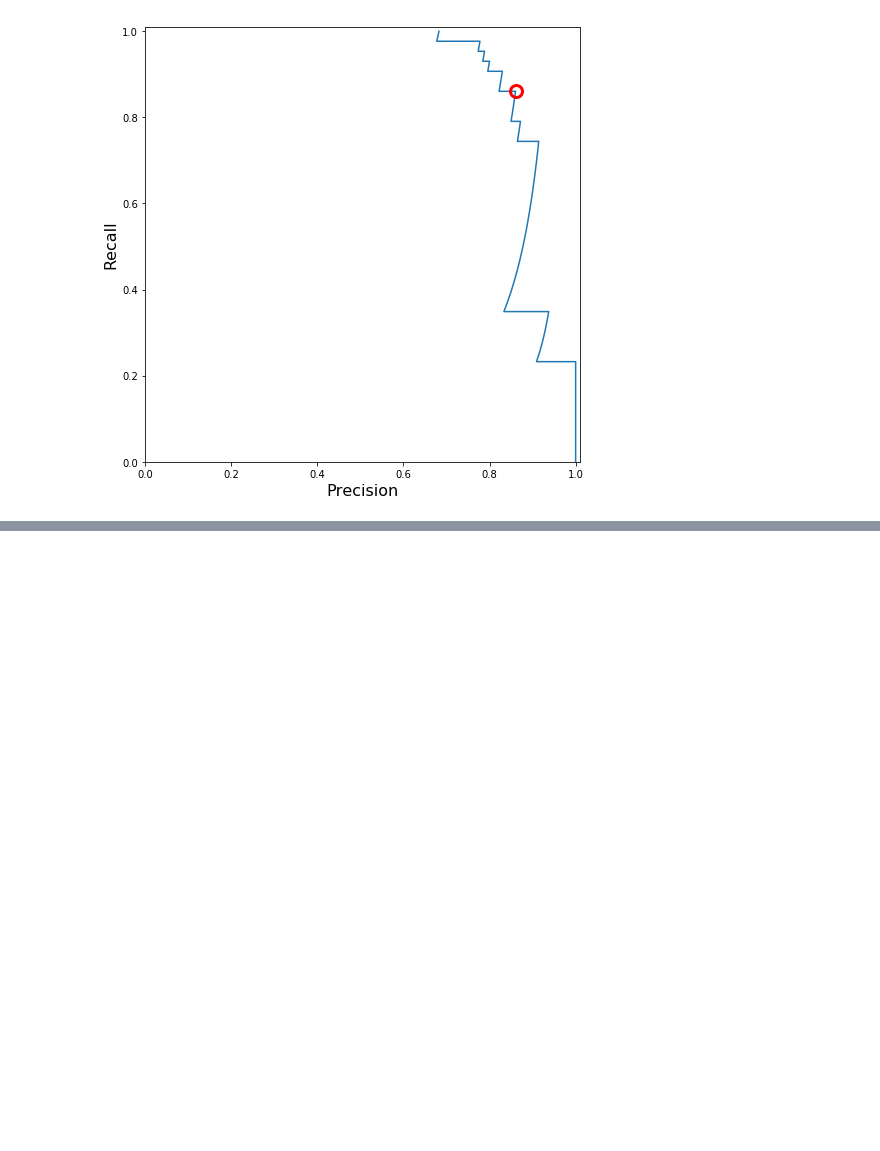
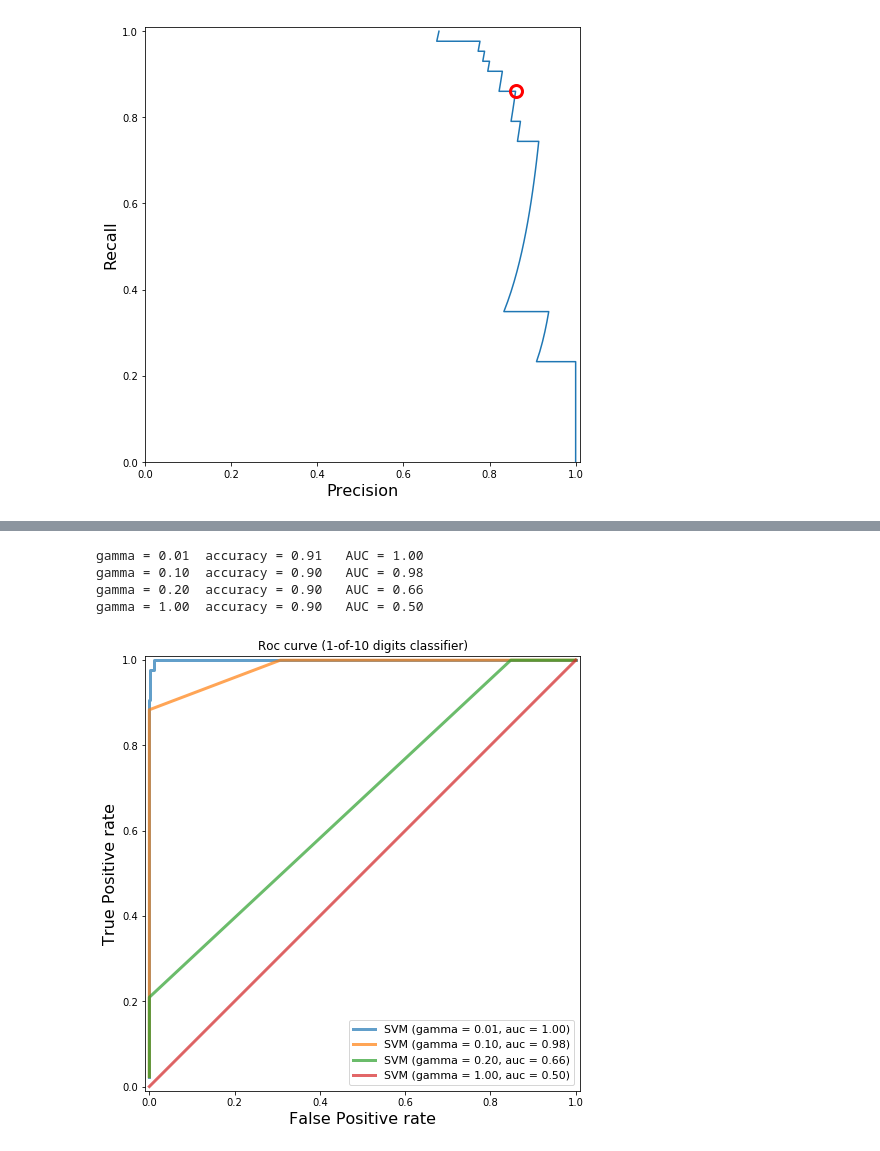
Before and after one commit to djaballah/Applied-Machine-Learning, a Jupyter notebook: module 3/module3-notebook.ipynb, the cells around one changed output, grey strips where cells are left out. Saved outputs shown, nothing was run; the diff lists cells and outputs as text; code cells hidden in the pictures; blank space fills up the shorter version.

```diff
--- a/module 3/module3-notebook.ipynb
+++ b/module 3/module3-notebook.ipynb
@@ -284,0 +304,31 @@ plt.show()
+# %%
+from matplotlib import cm
+
+plt.figure(figsize=(8, 8))
+plt.xlim([-0.01, 1.01])
+plt.ylim([-0.01, 1.01])
+
+for g in [0.01, 0.1, 0.2, 1]:
+    svm = SVC(gamma=g)
+    svm.fit(X_train, y_train)
+    y_score_svm = svm.decision_function(X_test)
+    fpr, tpr, _ = roc_curve(y_test, y_score_svm)
+    auc_svm = auc(fpr, tpr)
+    accuracy_svm = svm.score(X_test, y_test)
+    print("gamma = {:.2f}  accuracy = {:.2f}   AUC = {:.2f}".format(g, accuracy_svm,
+                                                                    auc_svm))
+    plt.plot(fpr, tpr, lw=3, alpha=.7,
+             label = 'SVM (gamma = {:.2f}, auc = {:.2f})'.format(g, auc_svm))
+
+plt.xlabel('False Positive rate', fontsize=16)
+plt.ylabel('True Positive rate', fontsize=16)
+plt.plot([0, 1], [0, 1], color='k', lw=0.05, linestyle='--')
+plt.legend(loc='lower right', fontsize=11)
+plt.title('Roc curve (1-of-10 digits classifier)')
+plt.axes().set_aspect('equal')
+# %% [output]
+gamma = 0.01  accuracy = 0.91   AUC = 1.00
+gamma = 0.10  accuracy = 0.90   AUC = 0.98
+gamma = 0.20  accuracy = 0.90   AUC = 0.66
+gamma = 1.00  accuracy = 0.90   AUC = 0.50
+[figure, added]
```
Also changed, not shown: parts of 1 cell of this notebook.
